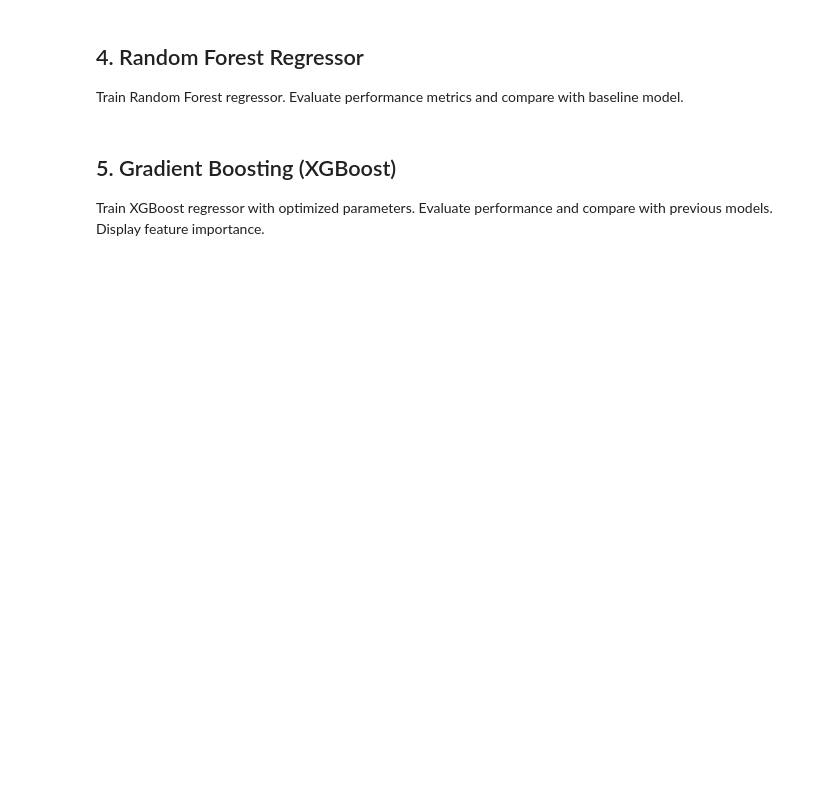
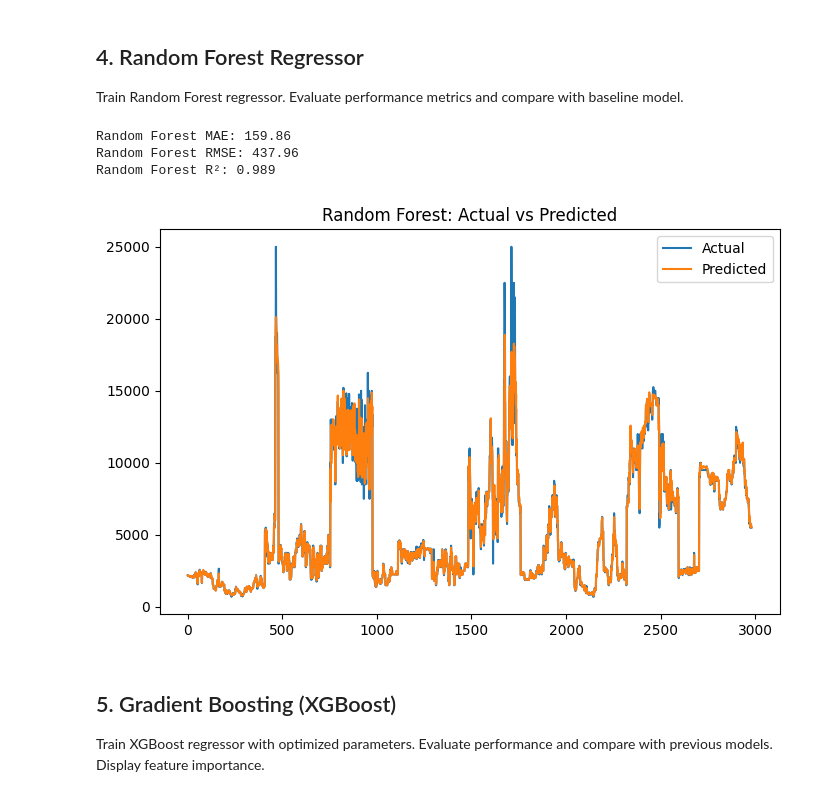
Before and after one commit to RudraX-Github/Git_HUB, a Jupyter notebook: AgriCast360/Script/PHASE_3_ML_Models.ipynb, the cells around one changed output. Drawn from its saved outputs; the diff is of its cells as text; code cells hidden in the pictures; blank space fills up the shorter version.

```diff
--- a/AgriCast360/Script/PHASE_3_ML_Models.ipynb
+++ b/AgriCast360/Script/PHASE_3_ML_Models.ipynb
@@ -80,23 +123,30 @@ Train Random Forest regressor. Evaluate performance metrics and compare with bas
 # %%
 # Train Random Forest Regressor
 rf = RandomForestRegressor(n_estimators=200, random_state=42, n_jobs=-1)
-rf.fit(X_train, y_train)
-y_pred_rf = rf.predict(X_test)
+
+# Use the one-hot encoded feature matrices (avoid string columns like 'State'/'District')
+rf.fit(X_train_enc, y_train)
+y_pred_rf = rf.predict(X_test_enc)
 
 mae_rf = mean_absolute_error(y_test, y_pred_rf)
 rmse_rf = mean_squared_error(y_test, y_pred_rf, squared=False)
 r2_rf = r2_score(y_test, y_pred_rf)
 
 print(f"Random Forest MAE: {mae_rf:.2f}")
 print(f"Random Forest RMSE: {rmse_rf:.2f}")
 print(f"Random Forest R²: {r2_rf:.3f}")
 
 plt.figure(figsize=(8,5))
 plt.plot(y_test.values, label='Actual')
 plt.plot(y_pred_rf, label='Predicted')
 plt.title('Random Forest: Actual vs Predicted')
 plt.legend()
 plt.show()
+# %% [output]
+Random Forest MAE: 159.86
+Random Forest RMSE: 437.96
+Random Forest R²: 0.989
+[figure, added]
 # %% [markdown]
 ## 5. Gradient Boosting (XGBoost)
 Train XGBoost regressor with optimized parameters. Evaluate performance and compare with previous models. Display feature importance.
```
Also changed, not shown: parts of 8 cells of this notebook.
